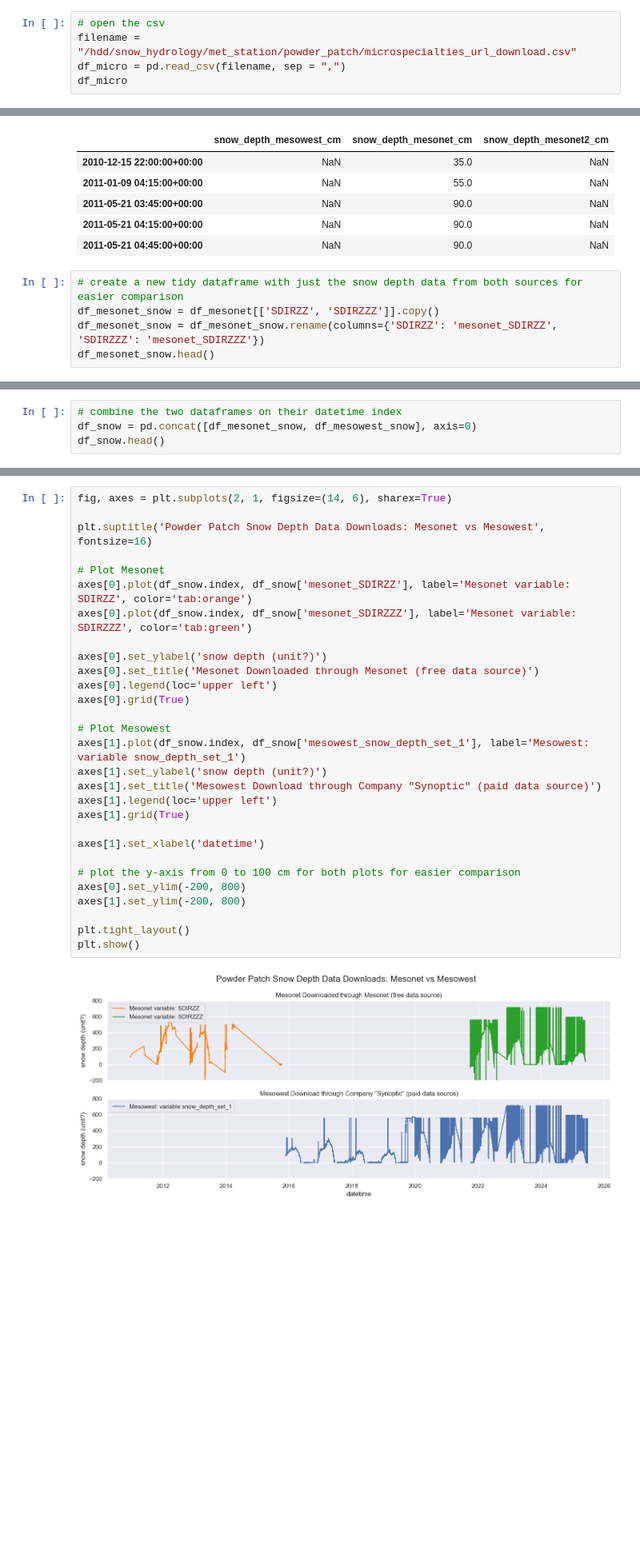
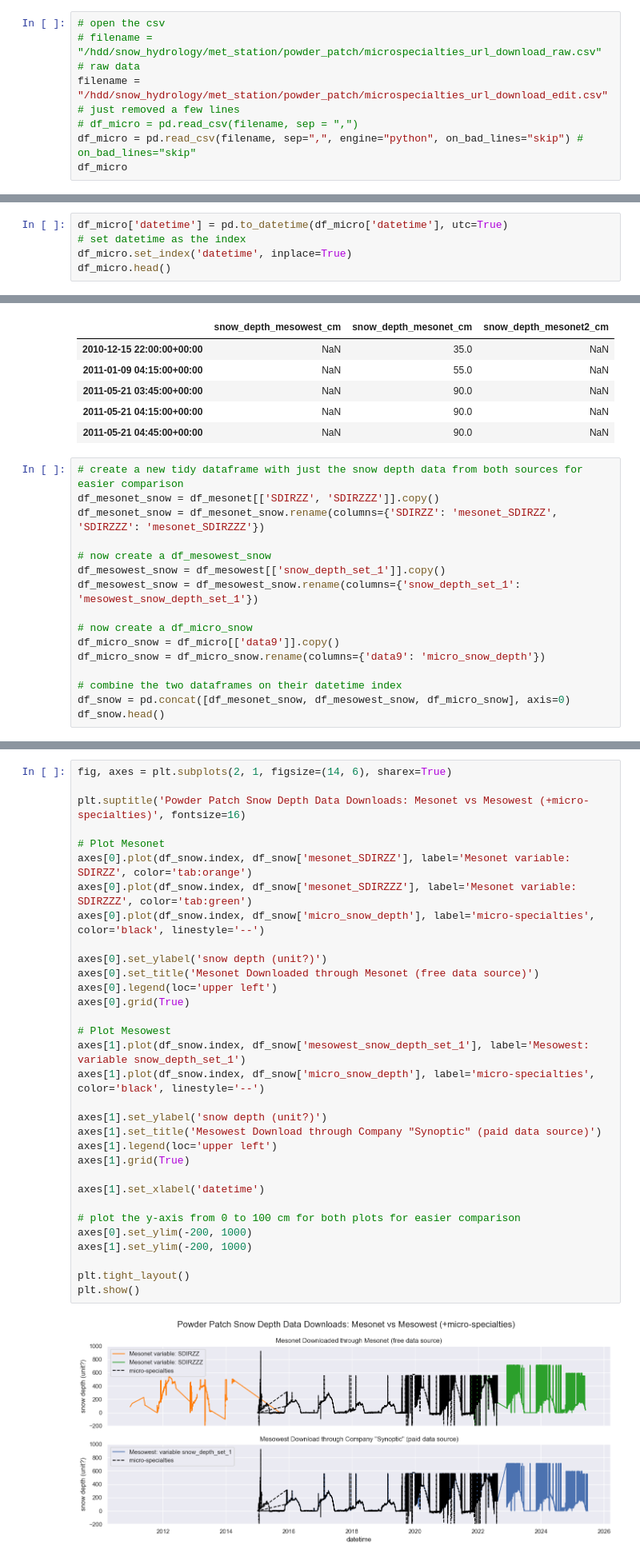
Before and after one commit to cassielumbrazo/juneau_data_analysis, a Jupyter notebook: 2_load_all_powderpatch_microspecialties.ipynb, the cells around one changed output, grey strips where cells are left out. Shown at 80% size. Drawn from its saved outputs; the diff is of its cells as text; blank space fills up the shorter version.

```diff
--- a/2_load_all_powderpatch_microspecialties.ipynb
+++ b/2_load_all_powderpatch_microspecialties.ipynb
@@ -39,6 +39,8 @@ pwd
 '/home/cassie/python/repos/juneau_data_analysis'
 # %%
 # open the csv
-filename = "/hdd/snow_hydrology/met_station/powder_patch/microspecialties_url_download.csv"
-df_micro = pd.read_csv(filename, sep = ",")
+# filename = "/hdd/snow_hydrology/met_station/powder_patch/microspecialties_url_download_raw.csv" # raw data
+filename = "/hdd/snow_hydrology/met_station/powder_patch/microspecialties_url_download_edit.csv" # just removed a few lines
+# df_micro = pd.read_csv(filename, sep = ",")
+df_micro = pd.read_csv(filename, sep=",", engine="python", on_bad_lines="skip") # on_bad_lines="skip"
 df_micro
@@ -44,0 +61,5 @@ df_micro
+# %%
+df_micro['datetime'] = pd.to_datetime(df_micro['datetime'], utc=True)
+# set datetime as the index
+df_micro.set_index('datetime', inplace=True)
+df_micro.head()
@@ -238,5 +307,16 @@ df_snow.head()
 # create a new tidy dataframe with just the snow depth data from both sources for easier comparison
 df_mesonet_snow = df_mesonet[['SDIRZZ', 'SDIRZZZ']].copy()
 df_mesonet_snow = df_mesonet_snow.rename(columns={'SDIRZZ': 'mesonet_SDIRZZ', 'SDIRZZZ': 'mesonet_SDIRZZZ'})
-df_mesonet_snow.head()
+
+# now create a df_mesowest_snow
+df_mesowest_snow = df_mesowest[['snow_depth_set_1']].copy()
+df_mesowest_snow = df_mesowest_snow.rename(columns={'snow_depth_set_1': 'mesowest_snow_depth_set_1'})
+
+# now create a df_micro_snow
+df_micro_snow = df_micro[['data9']].copy()
+df_micro_snow = df_micro_snow.rename(columns={'data9': 'micro_snow_depth'})
+
+# combine the two dataframes on their datetime index
+df_snow = pd.concat([df_mesonet_snow, df_mesowest_snow, df_micro_snow], axis=0)
+df_snow.head()
 # %% [output]
@@ -263,4 +328,0 @@ df_mesowest_snow.head()
-# %%
-# combine the two dataframes on their datetime index
-df_snow = pd.concat([df_mesonet_snow, df_mesowest_snow], axis=0)
-df_snow.head()
@@ -304,34 +362,37 @@ plt.show()
 # %%
 fig, axes = plt.subplots(2, 1, figsize=(14, 6), sharex=True)
 
-plt.suptitle('Powder Patch Snow Depth Data Downloads: Mesonet vs Mesowest', fontsize=16)
+plt.suptitle('Powder Patch Snow Depth Data Downloads: Mesonet vs Mesowest (+micro-specialties)', fontsize=16)
 
 # Plot Mesonet
 axes[0].plot(df_snow.index, df_snow['mesonet_SDIRZZ'], label='Mesonet variable: SDIRZZ', color='tab:orange')
 axes[0].plot(df_snow.index, df_snow['mesonet_SDIRZZZ'], label='Mesonet variable: SDIRZZZ', color='tab:green')
+axes[0].plot(df_snow.index, df_snow['micro_snow_depth'], label='micro-specialties', color='black', linestyle='--')
 
 axes[0].set_ylabel('snow depth (unit?)')
 axes[0].set_title('Mesonet Downloaded through Mesonet (free data source)')
 axes[0].legend(loc='upper left')
 axes[0].grid(True)
 
 # Plot Mesowest
 axes[1].plot(df_snow.index, df_snow['mesowest_snow_depth_set_1'], label='Mesowest: variable snow_depth_set_1')
+axes[1].plot(df_snow.index, df_snow['micro_snow_depth'], label='micro-specialties', color='black', linestyle='--')
+
 axes[1].set_ylabel('snow depth (unit?)')
 axes[1].set_title('Mesowest Download through Company "Synoptic" (paid data source)')
 axes[1].legend(loc='upper left')
 axes[1].grid(True)
 
 axes[1].set_xlabel('datetime')
 
 # plot the y-axis from 0 to 100 cm for both plots for easier comparison
-axes[0].set_ylim(-200, 800)
-axes[1].set_ylim(-200, 800)
+axes[0].set_ylim(-200, 1000)
+axes[1].set_ylim(-200, 1000)
 
 plt.tight_layout()
 plt.show()
 # %% [output]
-[figure, old version]
+[figure, new version]
 # %% [markdown]
 ## Some cleaning by water year to remove the large values with a variable...
 # %%
```
Also changed, not shown: parts of 13 cells of this notebook.
